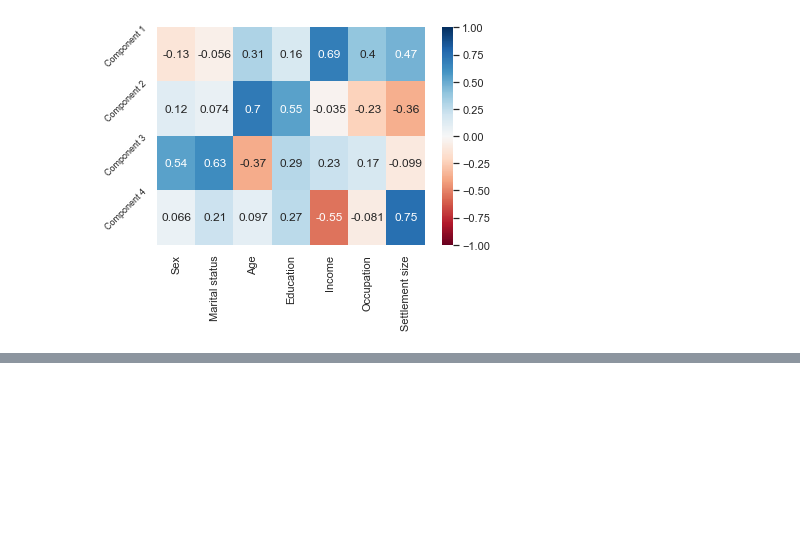
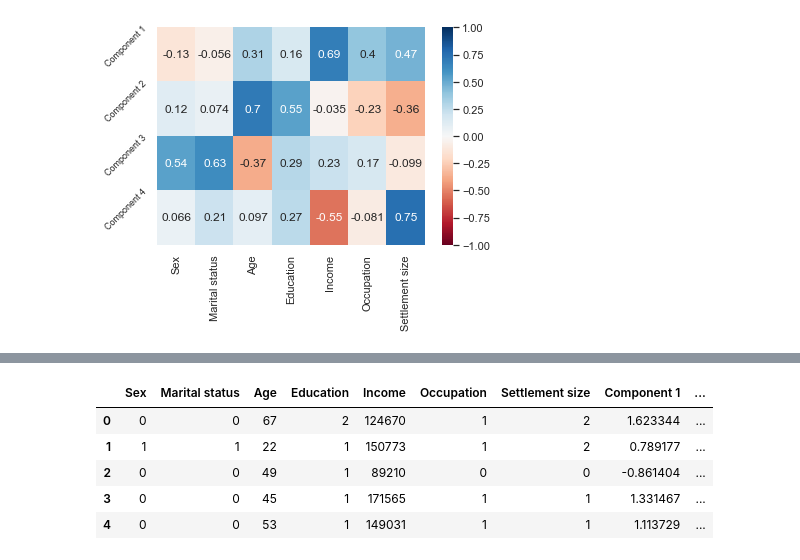
Before and after one commit to addds03/Customer-Analytics, a Jupyter notebook: Customer Analytics/Customer Analytics.ipynb, the cells around one changed output, grey strips where cells are left out. Saved outputs shown, nothing was run; the diff lists cells and outputs as text; code cells hidden in the pictures; blank space fills up the shorter version.

```diff
--- a/Customer Analytics/Customer Analytics.ipynb
+++ b/Customer Analytics/Customer Analytics.ipynb
@@ -229,0 +248,15 @@ scores_pca = pca.transform(df_seg_prep)
+# %%
+seg_res_pca = pd.concat([df_seg.reset_index(drop=True),
+                       pd.DataFrame(scores_pca)], axis=1)
+seg_res_pca.columns.values[-4:] = ['Component 1','Component 2',
+                                'Component 3', 'Component 4']
+seg_res_pca['Segment'] = kmeans_pca.labels_
+# %%
+seg_res_pca.head()
+# %% [output]
+|  | Sex | Marital status | Age | Education | Income | Occupation | Settlement size | Component 1 | ... |
+| 0 | 0 | 0 | 67 | 2 | 124670 | 1 | 2 | 1.623344 | ... |
+| 1 | 1 | 1 | 22 | 1 | 150773 | 1 | 2 | 0.789177 | ... |
+| 2 | 0 | 0 | 49 | 1 | 89210 | 0 | 0 | -0.861404 | ... |
+| 3 | 0 | 0 | 45 | 1 | 171565 | 1 | 1 | 1.331467 | ... |
+| 4 | 0 | 0 | 53 | 1 | 149031 | 1 | 1 | 1.113729 | ... |
```
Also changed, not shown: parts of 17 cells of this notebook.
